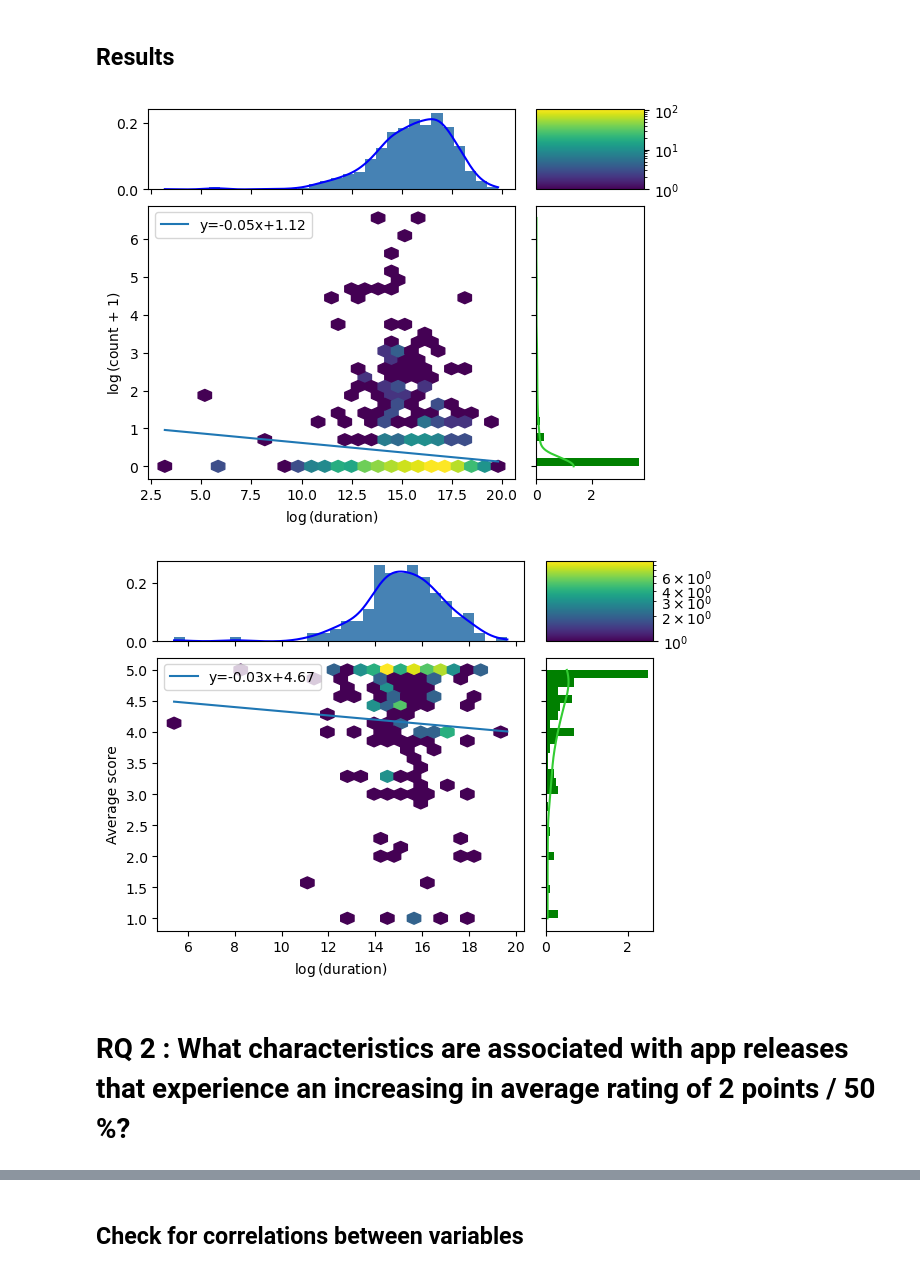
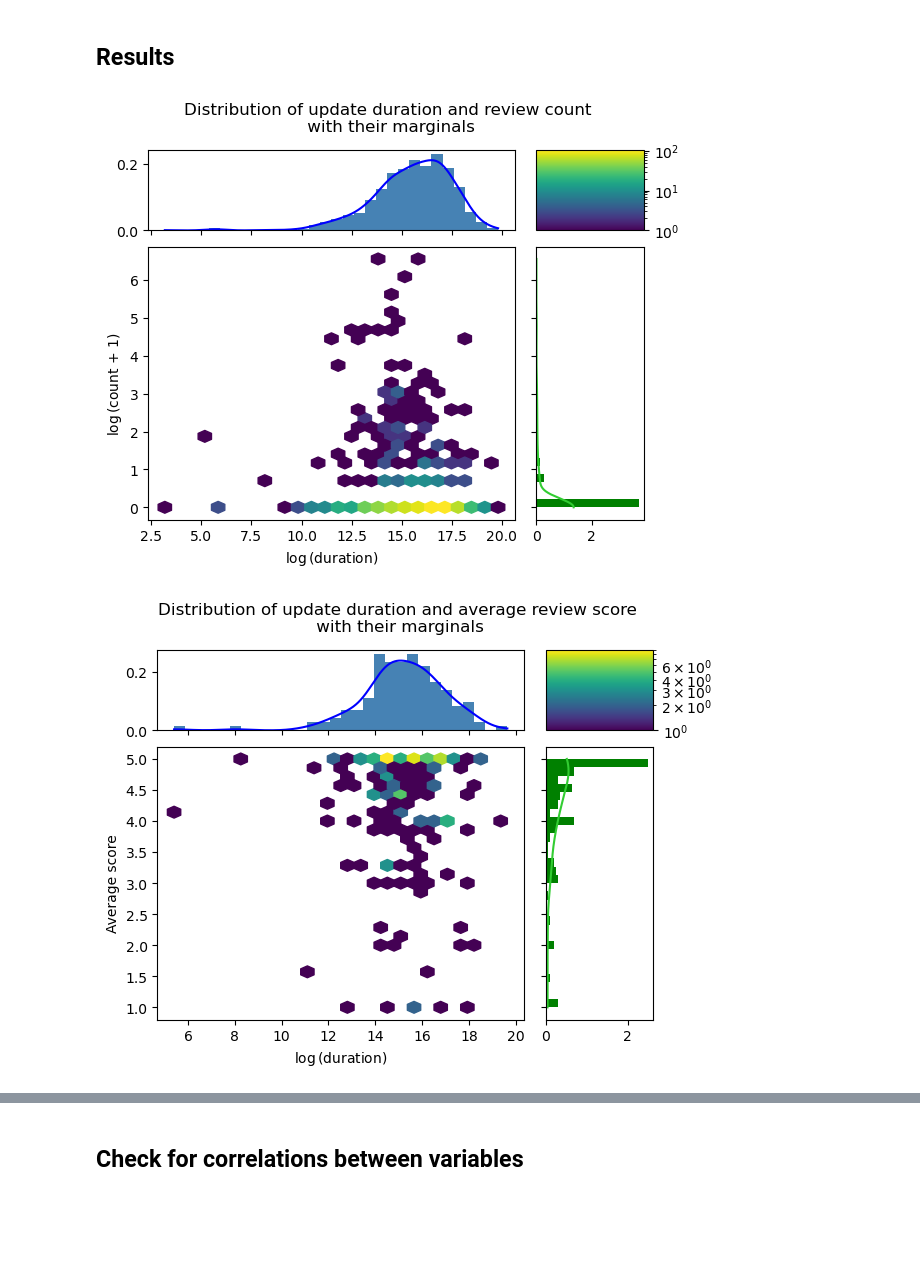
Before and after one commit to mgjfl/DATAR, a Jupyter notebook: results.ipynb, the cells around one changed output, grey strips where cells are left out. Cells and saved outputs as stored; diff of their text form; code cells hidden in the pictures; blank space fills up the shorter version.

```diff
--- a/results.ipynb
+++ b/results.ipynb
@@ -150,9 +146,9 @@ def rq1_plot(x, y, x_label, y_label):
     fig.colorbar(im, cax = ax_color, orientation = 'vertical')
 
     # Plot best line fit
-    z = np.polyfit(x, y, 1)
+    # z = np.polyfit(x, y, 1)
     # r_squared = r2_score(x, y)
-    ax_joint.plot(np.unique(x), np.poly1d(z)(np.unique(x)), label=("y=%.2fx+%.2f"%(z[0],z[1])))
+    # ax_joint.plot(np.unique(x), np.poly1d(z)(np.unique(x)), label=("y=%.2fx+%.2f"%(z[0],z[1])))
 
     nbins = 30
 
@@ -177,24 +173,27 @@ def rq1_plot(x, y, x_label, y_label):
     ax_joint.set_xlabel(x_label)
     ax_joint.set_ylabel(y_label)
 
-    ax_joint.legend(loc = 'upper left')
-    plt.show()
+    # ax_joint.legend(loc = 'upper left')
+
+    return fig
 # %% [markdown]
 ## Results
 # %%
 x, y = np.log(np.array(metrics["duration"])), np.log(np.array(metrics["count"]) + 1)
 x_label, y_label = r"$\log$(duration)", r"$\log$(count + 1)"
-rq1_plot(x, y, x_label, y_label)
+fig = rq1_plot(x, y, x_label, y_label)
+fig.suptitle("Distribution of update duration and review count\n with their marginals")
+fig.savefig(os.path.join("Figures", "rq1_duration_count.pdf"))
 # %% [output]
-[figure, old version]
+[figure, new version]
 # %%
 y = np.array(metrics["avg_score"])
 x = np.log(np.array(metrics["duration"]))
 idxs = y != 0
 x, y = x[idxs], y[idxs]
 x_label, y_label = r"$\log$(duration)", r"Average score"
-rq1_plot(x, y, x_label, y_label)
+fig = rq1_plot(x, y, x_label, y_label)
+fig.suptitle("Distribution of update duration and average review score\n with their marginals")
+fig.savefig(os.path.join("Figures", "rq1_duration_avg_score.pdf"))
 # %% [output]
-[figure, old version]
+[figure, new version]
-# %% [markdown]
-# <b>RQ 2 : </b>What characteristics are associated with app releases that experience an increasing in average rating of 2 points / 50 %?
```
Also changed, not shown: parts of 42 cells of this notebook, 41 other files.
